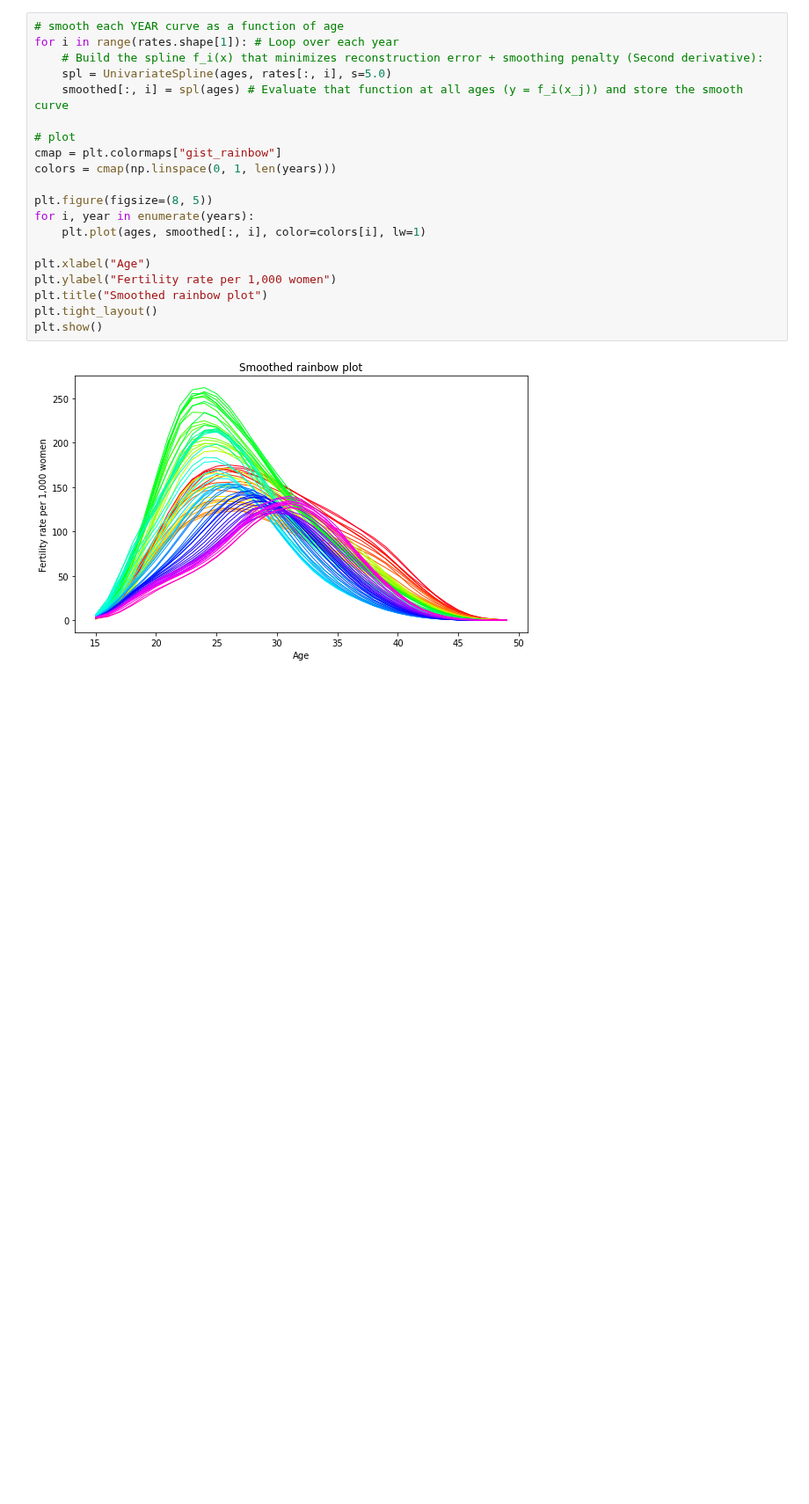
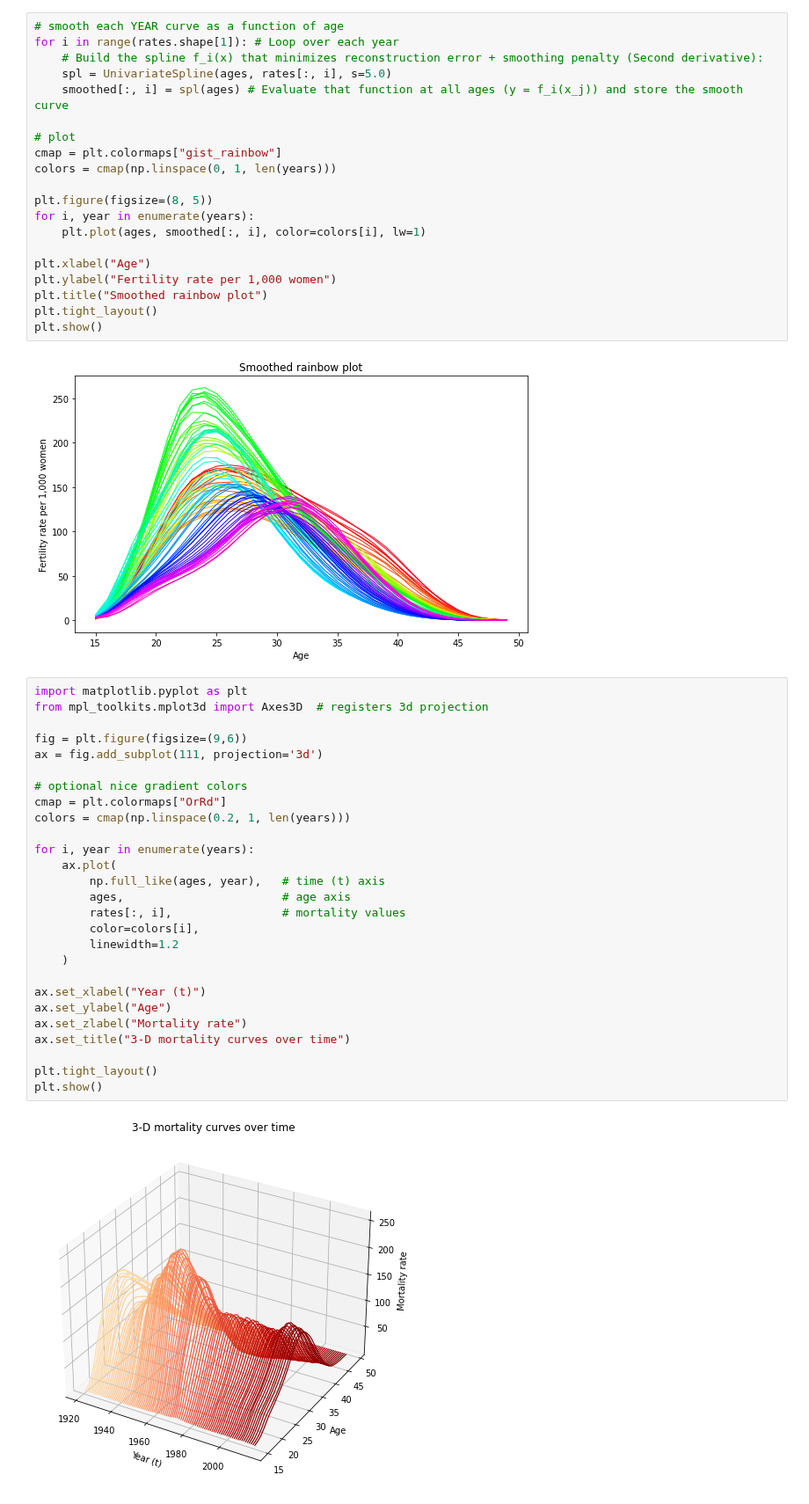
Before and after one commit to mobinapourmoshir/Functional-Autoencoder, a Jupyter notebook: FAE-Time Series/Mortality Data - Preprocessing.ipynb, the cells around one changed output. Shown at 88% size. Cells and saved outputs as stored; diff of their text form; blank space fills up the shorter version.

```diff
--- a/FAE-Time Series/Mortality Data - Preprocessing.ipynb
+++ b/FAE-Time Series/Mortality Data - Preprocessing.ipynb
@@ -48,3 +48,32 @@ plt.tight_layout()
 plt.show()
 # %% [output]
 [figure]
+# %%
+import matplotlib.pyplot as plt
+from mpl_toolkits.mplot3d import Axes3D  # registers 3d projection
+
+fig = plt.figure(figsize=(9,6))
+ax = fig.add_subplot(111, projection='3d')
+
+# optional nice gradient colors
+cmap = plt.colormaps["OrRd"]
+colors = cmap(np.linspace(0.2, 1, len(years)))
+
+for i, year in enumerate(years):
+    ax.plot(
+        np.full_like(ages, year),   # time (t) axis
+        ages,                       # age axis
+        rates[:, i],                # mortality values
+        color=colors[i],
+        linewidth=1.2
+    )
+
+ax.set_xlabel("Year (t)")
+ax.set_ylabel("Age")
+ax.set_zlabel("Mortality rate")
+ax.set_title("3-D mortality curves over time")
+
+plt.tight_layout()
+plt.show()
+# %% [output]
+[figure, added]
```
Also changed, not shown: 1 other file.
